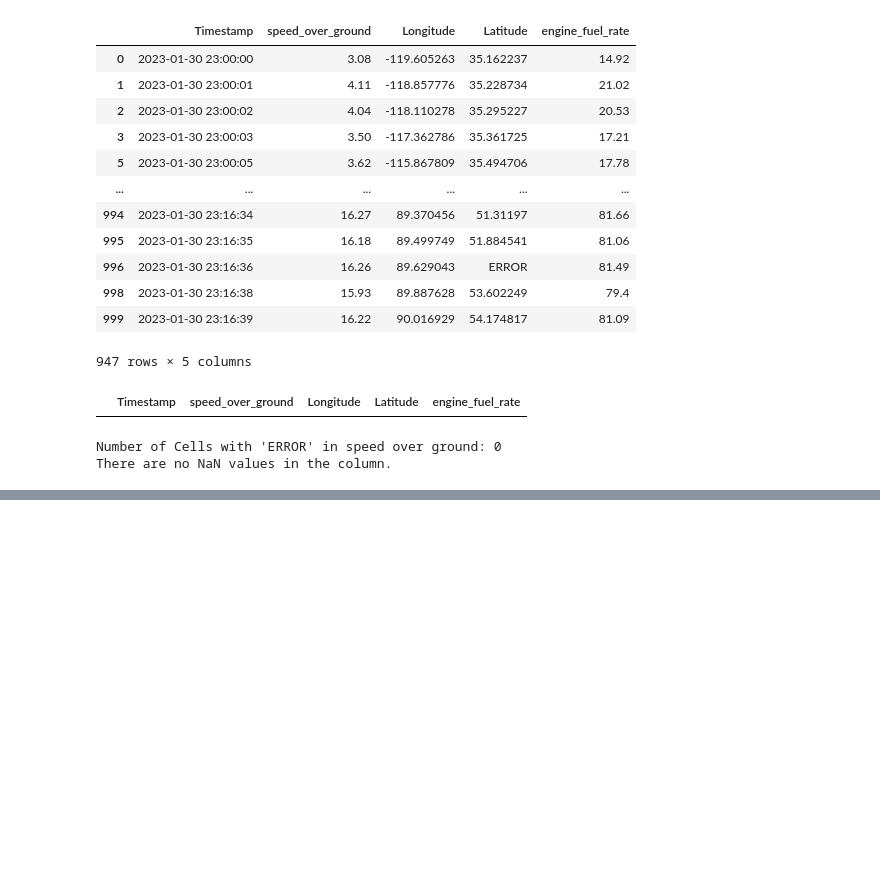
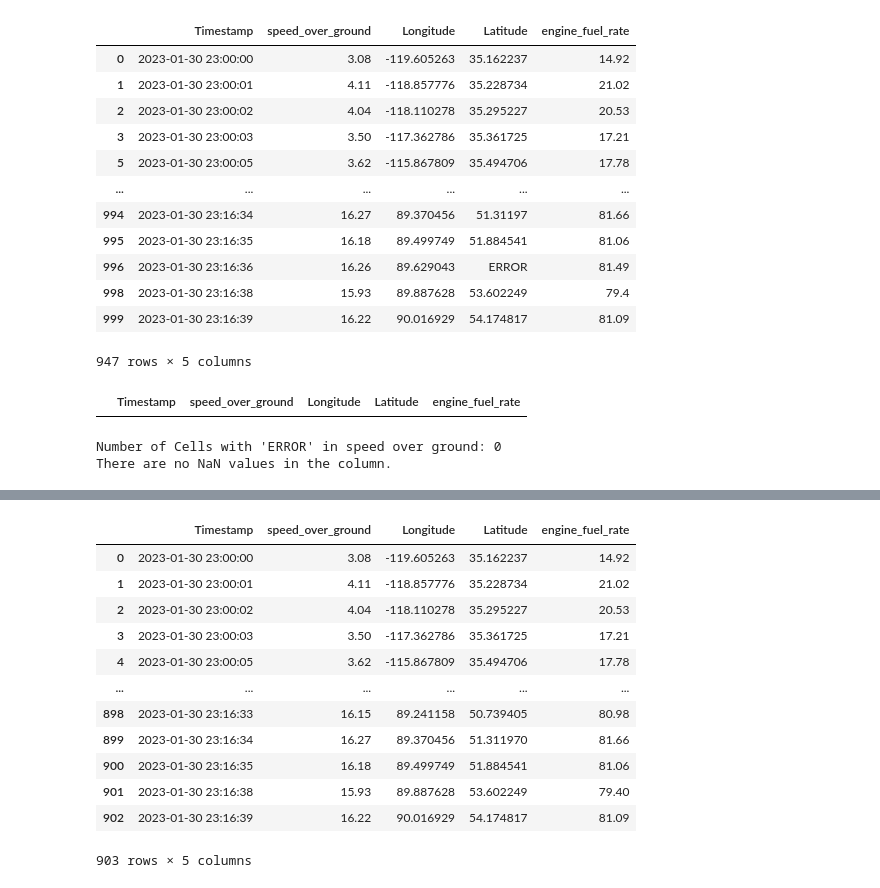
Before and after one commit to SCGlass/parquet_conversion, a Jupyter notebook: src/notebook.ipynb, the cells around one changed output, grey strips where cells are left out. Drawn from its saved outputs; the diff is of its cells as text; code cells hidden in the pictures; blank space fills up the shorter version.

Commit message:
created functions for cleaning data

```diff
--- a/src/notebook.ipynb
+++ b/src/notebook.ipynb
@@ -37,6 +37,23 @@ except Exception as e:
 2  1675119602              4.04  -118.110278  35.295227            20.53
 3  1675119603               3.5  -117.362786  35.361725            17.21
 4  1675119604             ERROR  -116.615295  35.428215            17.38
+# %%
+def impor_csv(bucket, key):
+s3 = boto3.client('s3',
+                  aws_access_key_id=AWS_ACCESS_KEY_ID,
+                  aws_secret_access_key=AWS_SECRET_ACCESS_KEY,
+                  region_name=region_name)
+
+# Read CSV file from S3 into a Pandas DataFrame
+try:
+    # Use 's3.get_object' to get the object and 'pd.read_csv' to read it into a DataFrame
+    obj = s3.get_object(Bucket=bucket_name, Key=file_key)
+    df = pd.read_csv(obj['Body'])
+
+    # Now 'df' contains your CSV data
+    print(df.head())  # Display the first few rows of the DataFrame
+except Exception as e:
+    print(f"Error: {e}")
 # %%
 # Testing to write to s3 bucket
 
@@ -98,8 +115,17 @@ def timestamp_clean(df, col_name):
     # Interpolate NaN values in the timestamp column
     df[col_name] = df[col_name].interpolate()
 
+    # Calculate the initial number of rows
+    initial_rows = df.shape[0]
+
     #Filter out rows with "Timestamp" values not containing 10 digits
     df = df[df[col_name].apply(lambda x: len(str(int(x))) == 10)]
+
+    #calculate how many rows removed
+    rows_removed = initial_rows - df.shape[0]
+
+    # Print the number of rows removed
+    print(f"{rows_removed} rows were removed.")
 
     # Convert the Unix timestamp to datetime with seconds
     df[col_name] = pd.to_datetime(df[col_name], unit="s")
@@ -154,7 +181,16 @@ def clean_columns(df, col_name, low, high):
     # Convert column to numeric, making errors to Nan instead
     df[col_name] = pd.to_numeric(df[col_name], errors="coerce")
 
+    # Calculate the initial number of rows
+    initial_rows = df.shape[0]
+
     df = df[(df[col_name] >= low) & (df[col_name] <= high)]
+
+    # Calculate the number of rows removed
+    rows_removed = initial_rows - df.shape[0]
+
+    # Print the number of rows removed
+    print(f"{rows_removed} rows were removed.")
 
     df[col_name] = df[col_name].interpolate()
 
@@ -242,0 +369,2 @@ There are no NaN values in the column.
+# %%
+cleaned_file = CsvCleaner.clean_file("../src/Data/dummy_boat_data.csv")
@@ -242,0 +383,16 @@ There are no NaN values in the column.
+# %%
+pd.read_parquet(cleaned_file, engine="pyarrow")
+# %% [output]
+|  | Timestamp | speed_over_ground | Longitude | Latitude | engine_fuel_rate |
+| 0 | 2023-01-30 23:00:00 | 3.08 | -119.605263 | 35.162237 | 14.92 |
+| 1 | 2023-01-30 23:00:01 | 4.11 | -118.857776 | 35.228734 | 21.02 |
+| 2 | 2023-01-30 23:00:02 | 4.04 | -118.110278 | 35.295227 | 20.53 |
+| 3 | 2023-01-30 23:00:03 | 3.50 | -117.362786 | 35.361725 | 17.21 |
+| 4 | 2023-01-30 23:00:05 | 3.62 | -115.867809 | 35.494706 | 17.78 |
+| ... | ... | ... | ... | ... | ... |
+| 898 | 2023-01-30 23:16:33 | 16.15 | 89.241158 | 50.739405 | 80.98 |
+| 899 | 2023-01-30 23:16:34 | 16.27 | 89.370456 | 51.311970 | 81.66 |
+| 900 | 2023-01-30 23:16:35 | 16.18 | 89.499749 | 51.884541 | 81.06 |
+| 901 | 2023-01-30 23:16:38 | 15.93 | 89.887628 | 53.602249 | 79.40 |
+| 902 | 2023-01-30 23:16:39 | 16.22 | 90.016929 | 54.174817 | 81.09 |
+903 rows × 5 columns
```
Also changed, not shown: parts of 5 cells of this notebook, 2 other files.
